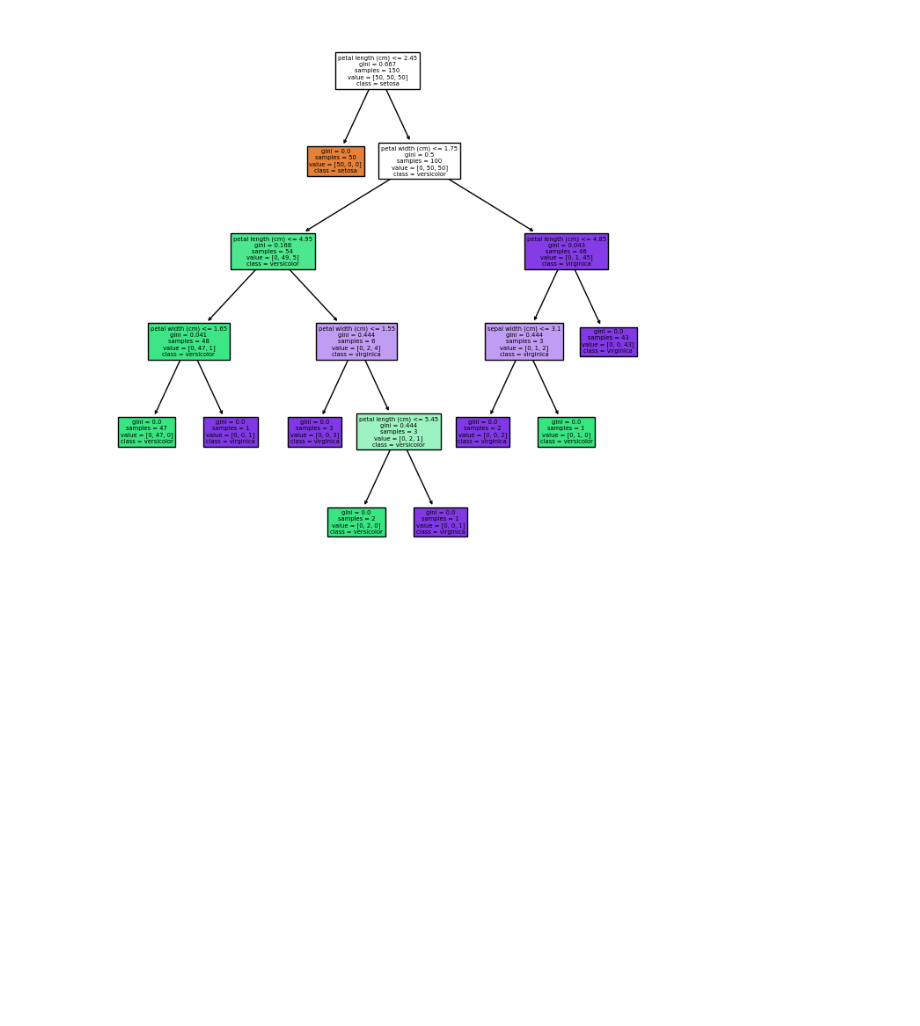
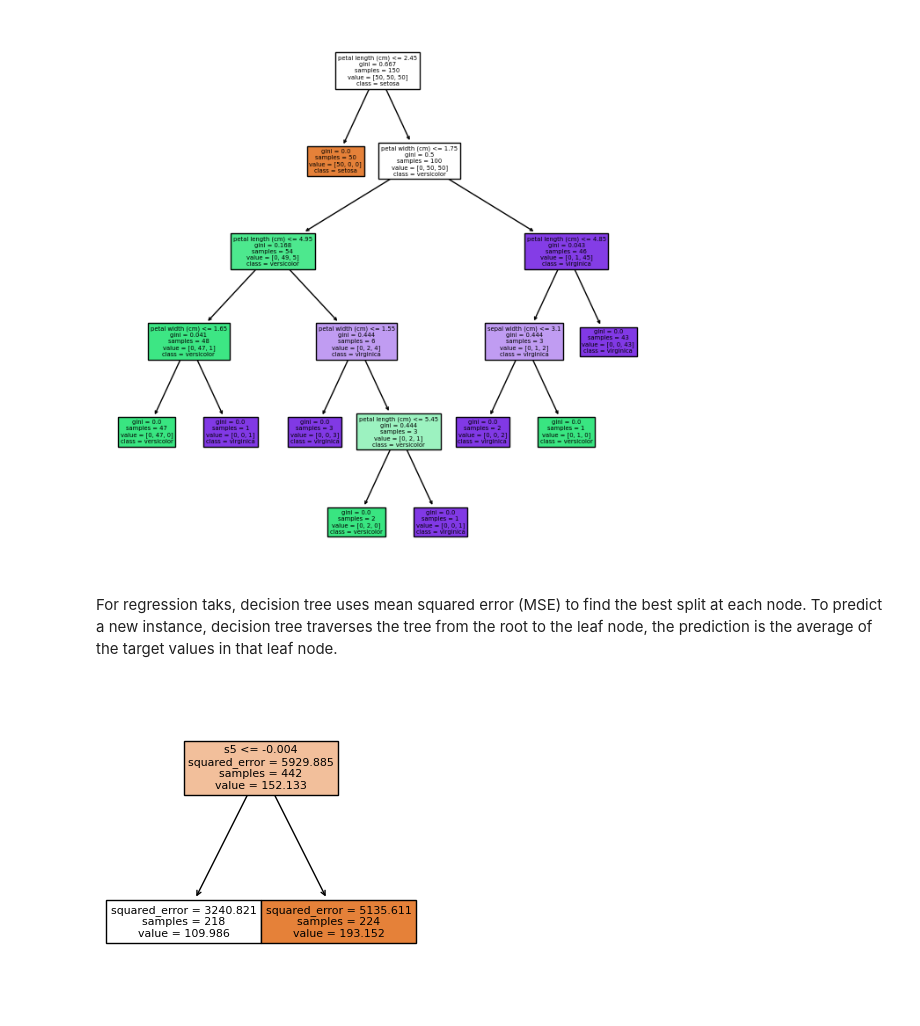
Before and after one commit to hc-sun/python-data-science, a Jupyter notebook: machine_learning.ipynb, the cells around one changed output. Drawn from its saved outputs; the diff is of its cells as text; code cells hidden in the pictures; blank space fills up the shorter version.

Commit message:
added code for decision tree regression

```diff
--- a/machine_learning.ipynb
+++ b/machine_learning.ipynb
@@ -575,3 +575,18 @@ tree.plot_tree(tree_clf, feature_names=iris.feature_names, class_names=iris.targ
 plt.show()
 # %% [output]
 [figure]
+# %% [markdown]
+For regression taks, decision tree uses mean squared error (MSE) to find the best split at each node. To predict a new instance, decision tree traverses the tree from the root to the leaf node, the prediction is the average of the target values in that leaf node.
+# %%
+diabetes = datasets.load_diabetes()
+X = diabetes.data
+y = diabetes.target
+
+tree_reg = tree.DecisionTreeRegressor(random_state=20, max_depth=1)
+tree_reg.fit(X, y)
+
+plt.figure(figsize=(4, 4))
+tree.plot_tree(tree_reg, feature_names=diabetes.feature_names, filled=True)
+plt.show()
+# %% [output]
+[figure, added]
```
